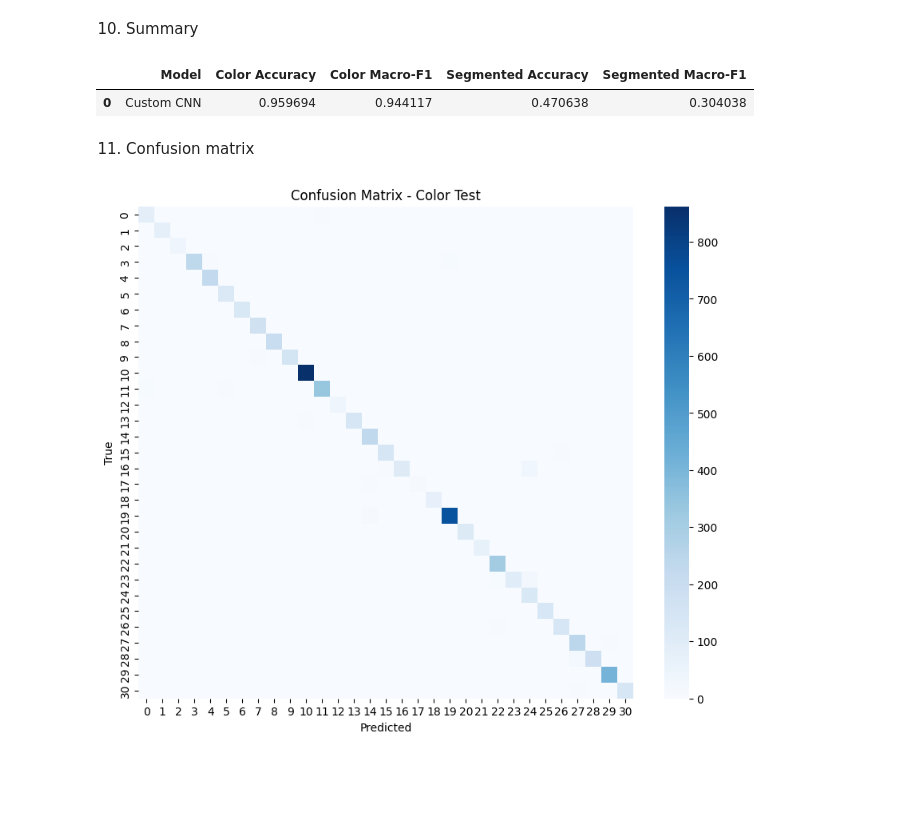
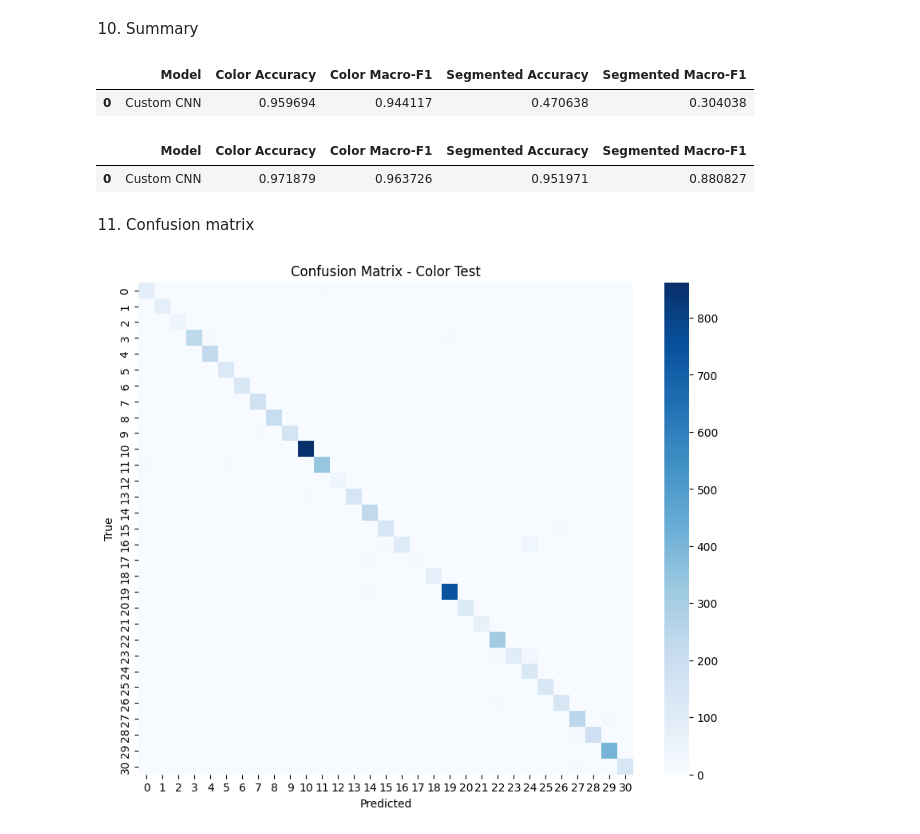
Before and after one commit to Posheyla/robust-plant-disease-classification, a Jupyter notebook: results/results.ipynb, the cells around one changed output. Drawn from its saved outputs; the diff is of its cells as text; code cells hidden in the pictures; blank space fills up the shorter version.

```diff
--- a/results/results.ipynb
+++ b/results/results.ipynb
@@ -214,6 +239,19 @@ results_df
 # %% [output]
 |  | Model | Color Accuracy | Color Macro-F1 | Segmented Accuracy | Segmented Macro-F1 |
 | 0 | Custom CNN | 0.959694 | 0.944117 | 0.470638 | 0.304038 |
+# %%
+results_df_seg = pd.DataFrame({
+    "Model": ["Custom CNN"],
+    "Color Accuracy": [acc_color_m],
+    "Color Macro-F1": [f1_color_m],
+    "Segmented Accuracy": [acc_seg_m],
+    "Segmented Macro-F1": [f1_seg_m],
+})
+
+results_df_seg
+# %% [output]
+|  | Model | Color Accuracy | Color Macro-F1 | Segmented Accuracy | Segmented Macro-F1 |
+| 0 | Custom CNN | 0.971879 | 0.963726 | 0.951971 | 0.880827 |
 # %% [markdown]
 11. Confusion matrix
 # %%
```
Also changed, not shown: parts of 11 cells of this notebook, 7 other files.
